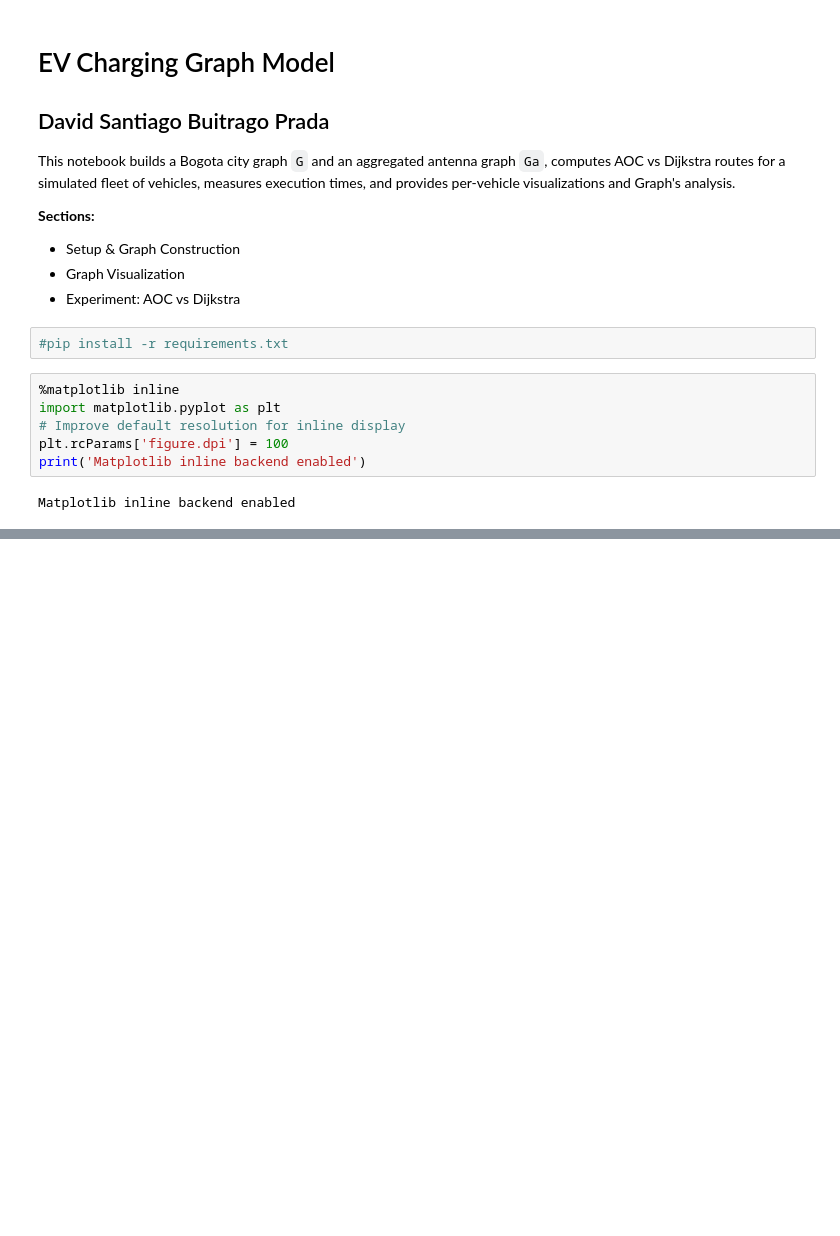
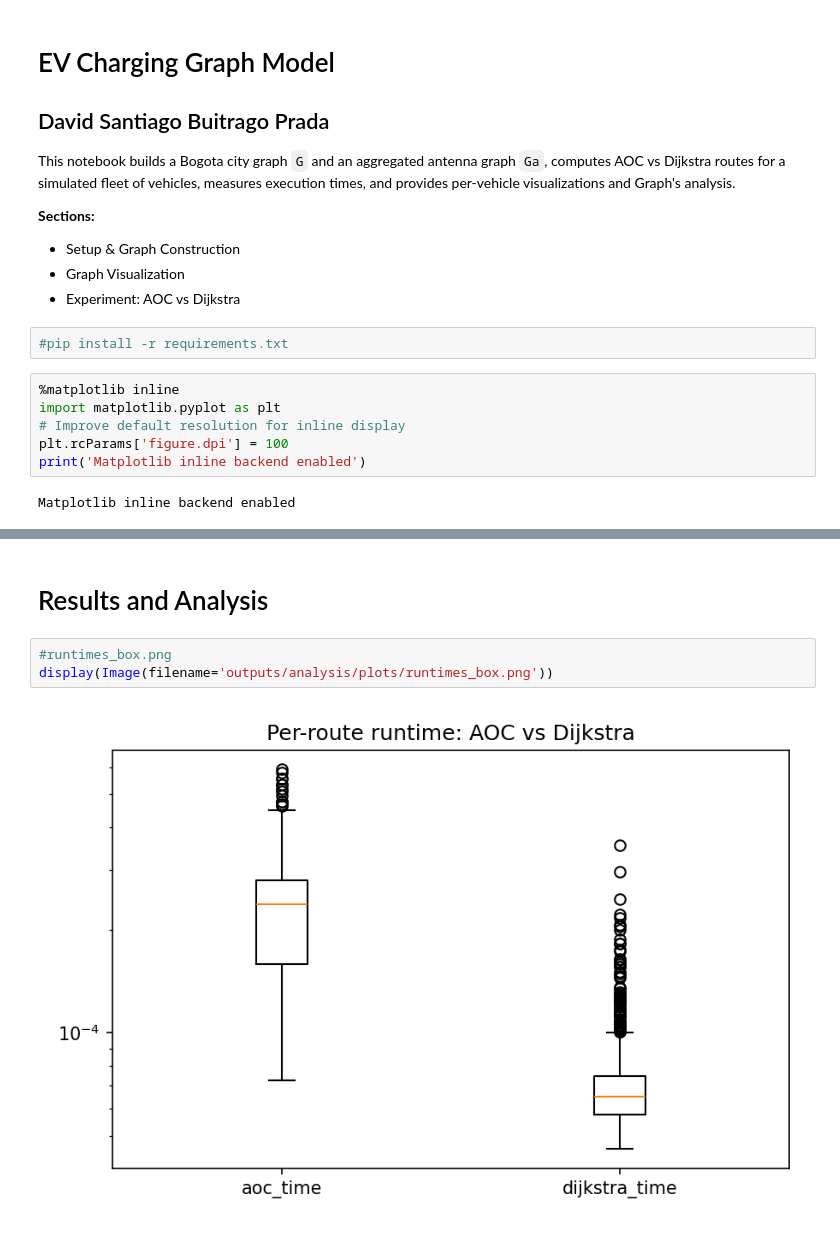
Before and after one commit to SantiagoBP95/Graph-Theory, a Jupyter notebook: Electric Vehicle Charging Network/ev_charging_graph_model.ipynb, the cells around one changed output, grey strips where cells are left out. Drawn from its saved outputs; the diff is of its cells as text; blank space fills up the shorter version.

Commit message:
Plots

```diff
--- a/Electric Vehicle Charging Network/ev_charging_graph_model.ipynb
+++ b/Electric Vehicle Charging Network/ev_charging_graph_model.ipynb
@@ -297,0 +406,7 @@ else:
+# %% [markdown]
+# Results and Analysis
+# %%
+#runtimes_box.png
+display(Image(filename='outputs/analysis/plots/runtimes_box.png'))
+# %% [output]
+[figure, added]
```
Also changed, not shown: parts of 14 cells of this notebook, 11 other files.
